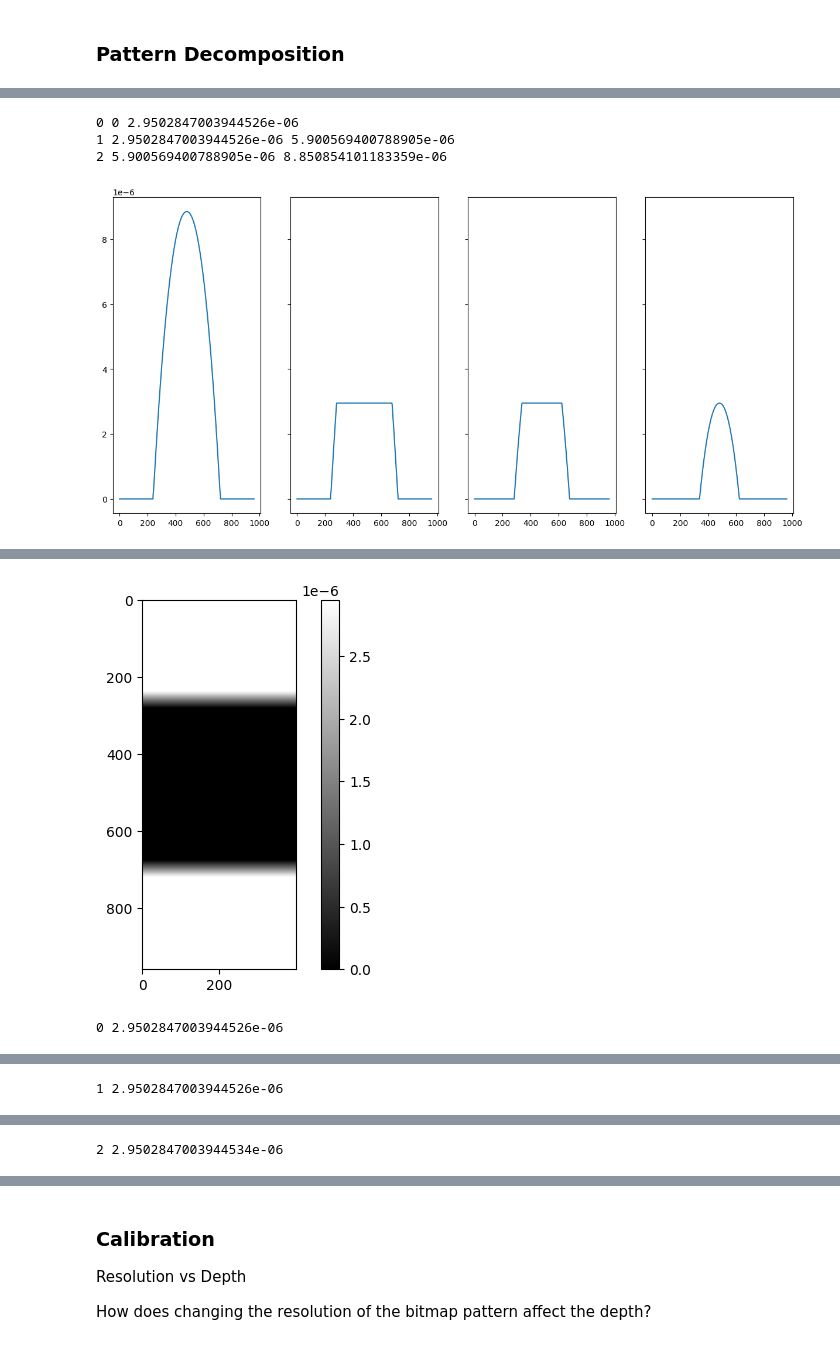
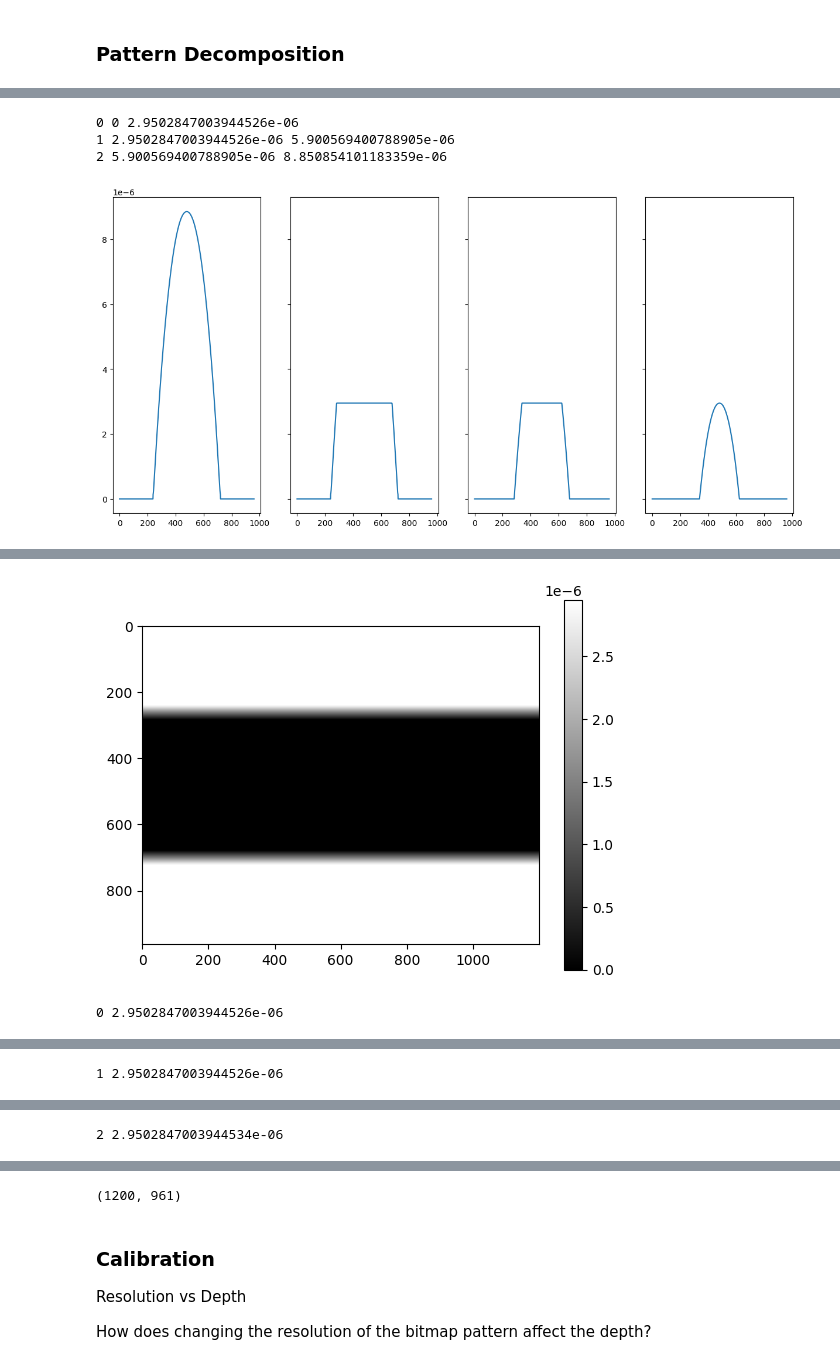
Before and after one commit to DeMarcoLab/vulcan, a Jupyter notebook: vulcan/notebook.ipynb, the cells around one changed output, grey strips where cells are left out. Saved outputs shown, nothing was run; the diff lists cells and outputs as text; code cells hidden in the pictures.

Commit message:
[EXP] high res sheet  + decomp

```diff
--- a/vulcan/notebook.ipynb
+++ b/vulcan/notebook.ipynb
@@ -118,7 +117,7 @@ milling.setup_milling(
 
 microscope.patterning.clear_patterns()
 
-size_decomp = 3
+size_decomp = 1
 pattern_decomp = 3
 
 dir_path = r"C:\Users\Admin\Github\vulcan\vulcan\submicron_2022-10-24.05-57-53PM"
@@ -145,15 +144,16 @@ width = 300e-6/size_decomp
 height = 240e-6
 # depth = 8.85178e-6
 
+# # cant do parallel with rect and bitmap
+mill_settings = MillingSettings(centre_x = 0, width=width * size_decomp + 10e-6, height=height + 10e-6, depth=0.6e-6)
+rect_pattern = milling._draw_rectangle_pattern_v2(microscope, mill_settings)
+microscope.patterning.mode = "Serial"
 
-# cant do parallel with rect and bitmap
-mill_settings = MillingSettings(centre_x = 0, width=width * size_decomp, height=height, depth=0.6e-6)
-rect_pattern = milling._draw_rectangle_pattern_v2(microscope, mill_settings)
-
-
+milling.run_milling(microscope, milling_current=60e-9)
 
 # run milling
 
+microscope.patterning.clear_patterns()
 microscope.patterning.mode = "Parallel"
 
 for i, decomp_arr in enumerate(decomp):
@@ -172,9 +172,12 @@ for i, decomp_arr in enumerate(decomp):
     # bmp milling
     bitmap_pattern  =  BitmapPatternDefinition.load(path)
 
-    for w in [-width, 0, width]:
+    # for w in [-width, 0, width]:
+    w=0
+    mill_settings = MillingSettings(centre_x = w, width = width, height=height, depth=depth)
+    pattern1 = milling._draw_bitmap_pattern(microscope, mill_settings, bitmap_pattern)
+    pattern1.scan_direction = "DynamicAllDirections"
 
-        mill_settings = MillingSettings(centre_x = w, width = width, height=height, depth=depth)
-        pattern1 = milling._draw_bitmap_pattern(microscope, mill_settings, bitmap_pattern)
-        pattern1.scan_direction = "DynamicAllDirections"
+
+milling.run_milling(microscope, milling_current=60e-9)
 # %% [output]
@@ -187,2 +191,2 @@ for i, decomp_arr in enumerate(decomp):
-[figure, old version]
+[figure, new version]
-0 2.9502847003944526e-06
+0 2.9502847003944526e-06
@@ -190 +194 @@ for i, decomp_arr in enumerate(decomp):
-1 2.9502847003944526e-06
+1 2.9502847003944526e-06
@@ -192 +196 @@ for i, decomp_arr in enumerate(decomp):
-2 2.9502847003944534e-06
+2 2.9502847003944534e-06
@@ -193,3 +198,7 @@ for i, decomp_arr in enumerate(decomp):
+# %%
+arr.shape
+# %% [output]
+(1200, 961)
 # %%
 milling.setup_milling(
     microscope,
```
Also changed, not shown: parts of 4 cells of this notebook.
